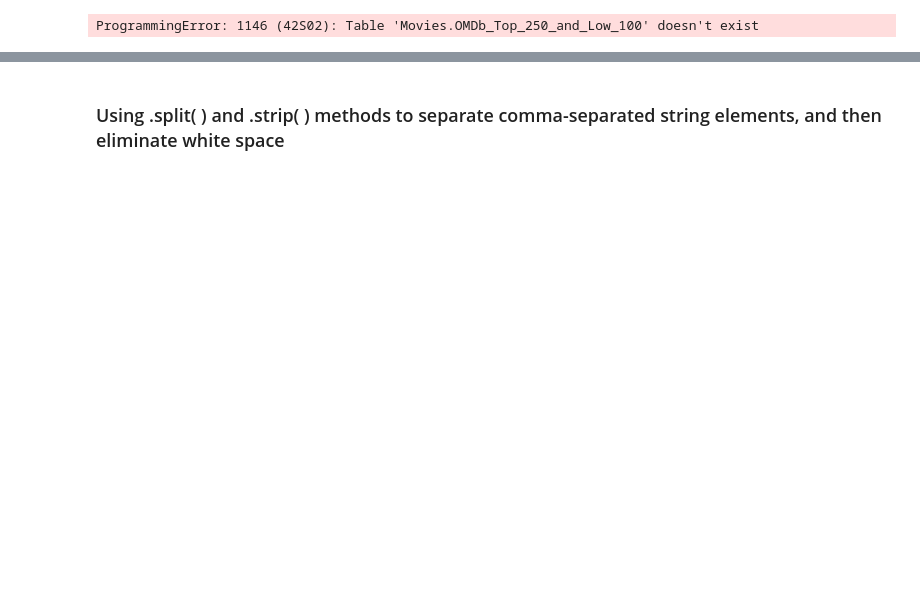
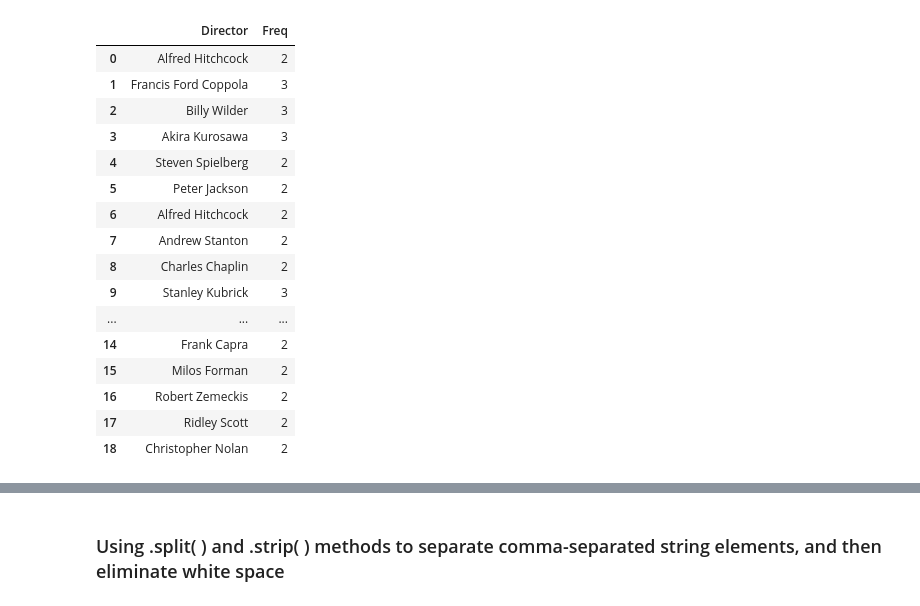
Before and after one commit to sdman135/Mod-1-Project, a Jupyter notebook: EDA - dave.ipynb, the cells around one changed output, grey strips where cells are left out. Saved outputs shown, nothing was run; the diff lists cells and outputs as text; code cells hidden in the pictures; blank space fills up the shorter version.

```diff
--- a/EDA - dave.ipynb
+++ b/EDA - dave.ipynb
@@ -14,21 +14,3 @@ cnx = mysql.connector.connect(
 )
 
 cursor = cnx.cursor()
-# %%
-
-query = ('''
-        SELECT movie_name, release_year, director, imdb_rating, box_office
-        FROM OMDb_Top_250_and_Low_100
-        ''')
-
-cursor.execute(query)
-
-# looping over the cursor to retrieve information gathered from SELECT statement
-# for (first_name, last_name, hire_date) in cursor:
-#   print("{}, {} was hired on {:%d %b %Y}".format(
-#     last_name, first_name, hire_date))
-
-# cursor.close()
-# cnx.close()
-# %% [output]
-ProgrammingError: 1146 (42S02): Table 'Movies.OMDb_Top_250_and_Low_100' doesn't exist
@@ -38,0 +72,22 @@ director_df = pd.DataFrame(director_db)
+# %%
+df3 = pd.DataFrame(db3)
+df3.columns = ['Director', 'Freq']
+df3
+# %% [output]
+|  | Director | Freq |
+| 0 | Alfred Hitchcock | 2 |
+| 1 | Francis Ford Coppola | 3 |
+| 2 | Billy Wilder | 3 |
+| 3 | Akira Kurosawa | 3 |
+| 4 | Steven Spielberg | 2 |
+| 5 | Peter Jackson | 2 |
+| 6 | Alfred Hitchcock | 2 |
+| 7 | Andrew Stanton | 2 |
+| 8 | Charles Chaplin | 2 |
+| 9 | Stanley Kubrick | 3 |
+| ... | ... | ... |
+| 14 | Frank Capra | 2 |
+| 15 | Milos Forman | 2 |
+| 16 | Robert Zemeckis | 2 |
+| 17 | Ridley Scott | 2 |
+| 18 | Christopher Nolan | 2 |
```
Also changed, not shown: parts of 13 cells of this notebook, 6 other files.
